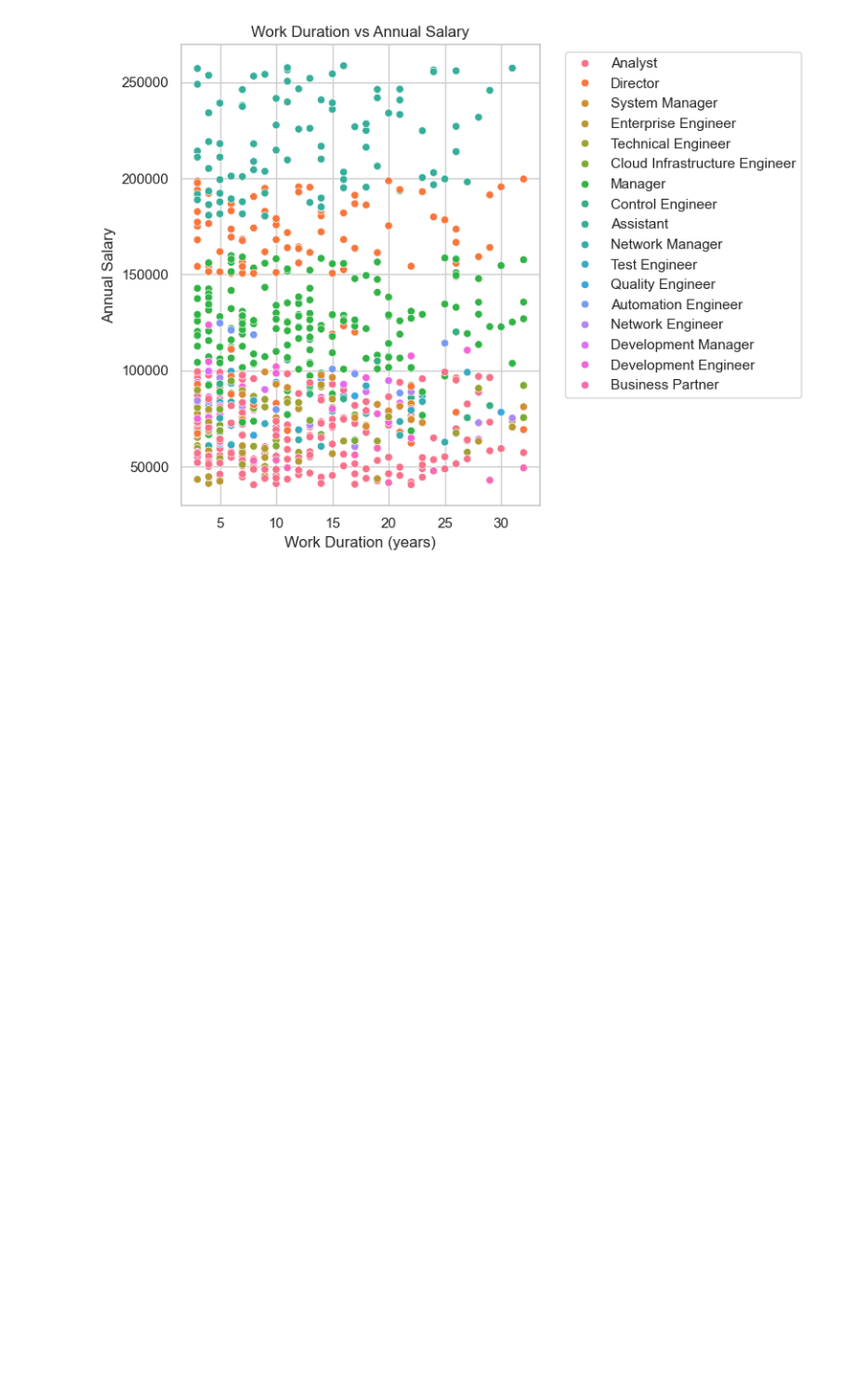
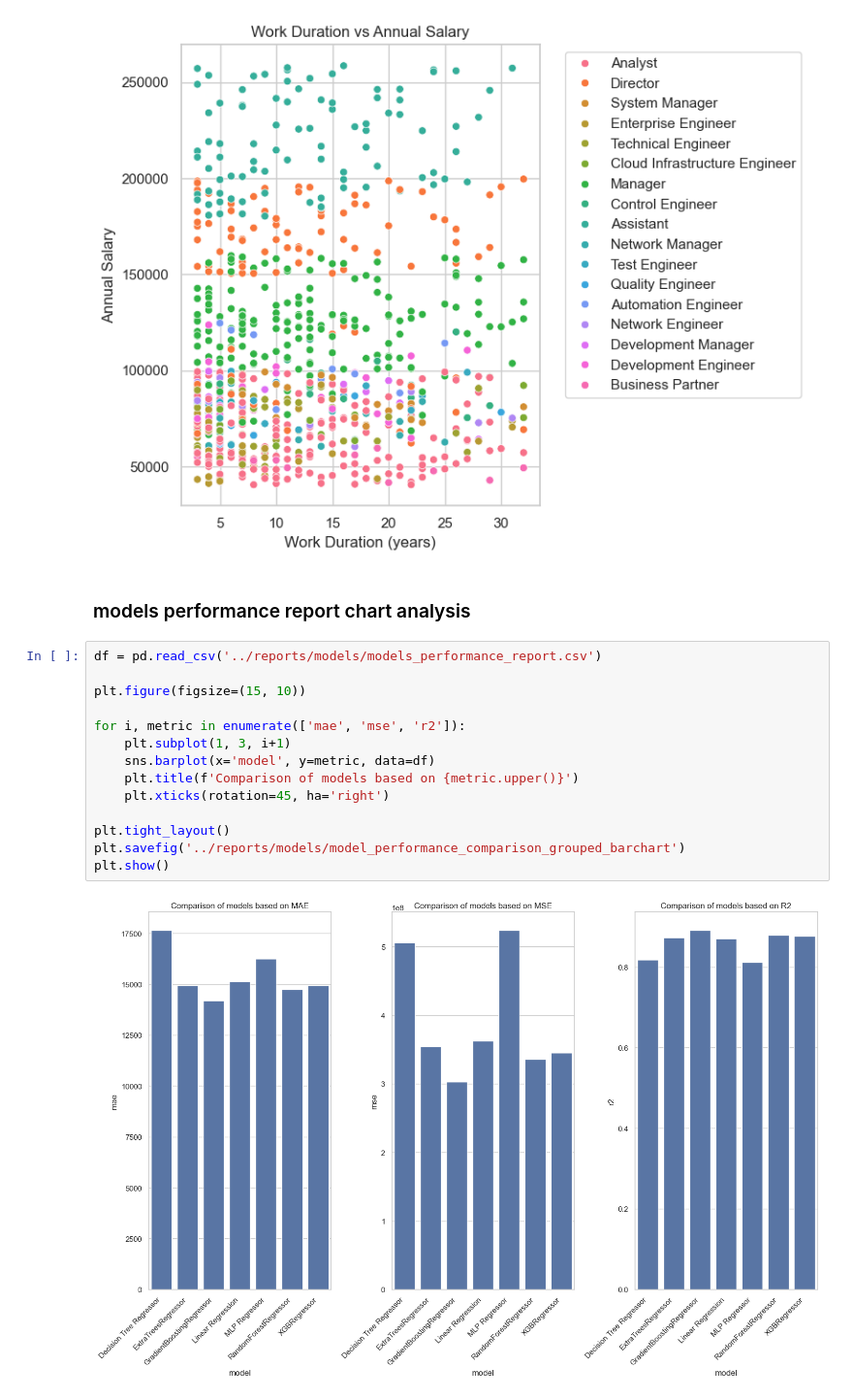
Before and after one commit to mohammadmalekzadeh/salary-prediction, a Jupyter notebook: notebooks/chart_analysis.ipynb, the cells around one changed output. Shown at 97% size. Saved outputs shown, nothing was run; the diff lists cells and outputs as text; blank space fills up the shorter version.

Commit message:
add models performance report chart analysis

```diff
--- a/notebooks/chart_analysis.ipynb
+++ b/notebooks/chart_analysis.ipynb
@@ -119,3 +114,21 @@ plt.savefig('../reports/chart/Work Duration vs Annual Salary.png')
 plt.show()
 # %% [output]
 [figure]
+# %% [markdown]
+### models performance report chart analysis
+# %%
+df = pd.read_csv('../reports/models/models_performance_report.csv')
+
+plt.figure(figsize=(15, 10))
+
+for i, metric in enumerate(['mae', 'mse', 'r2']):
+    plt.subplot(1, 3, i+1)
+    sns.barplot(x='model', y=metric, data=df)
+    plt.title(f'Comparison of models based on {metric.upper()}')
+    plt.xticks(rotation=45, ha='right')
+
+plt.tight_layout()
+plt.savefig('../reports/models/model_performance_comparison_grouped_barchart')
+plt.show()
+# %% [output]
+[figure, added]
```
Also changed, not shown: parts of 1 cell of this notebook, 1 other file.
